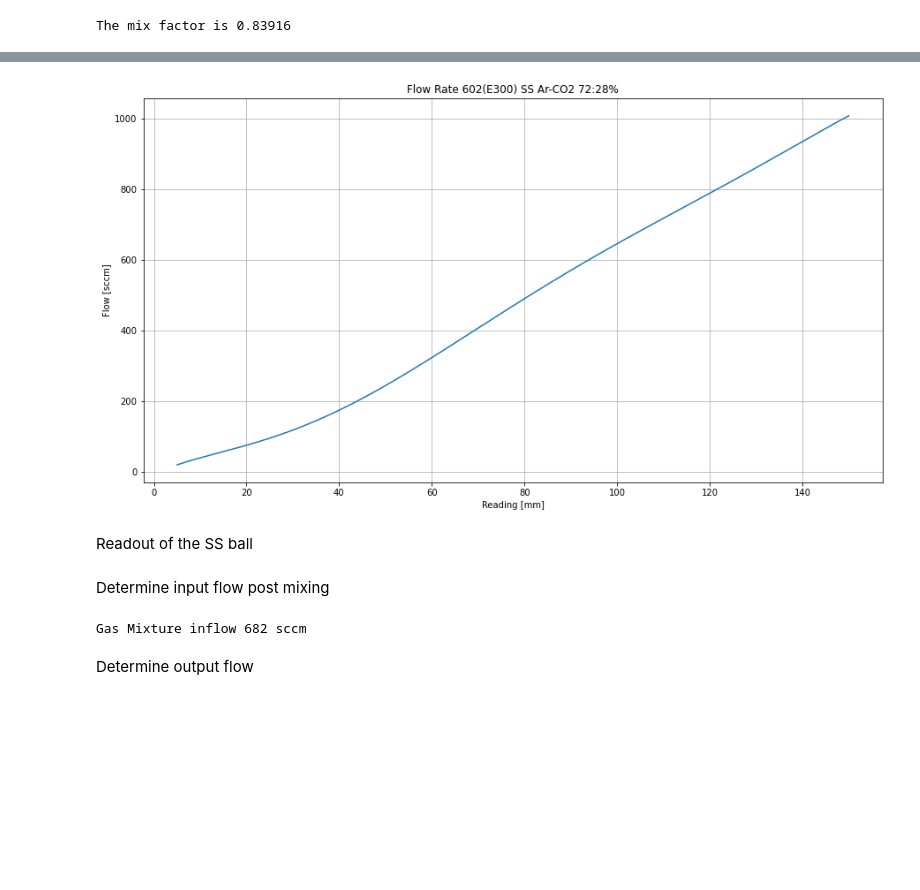
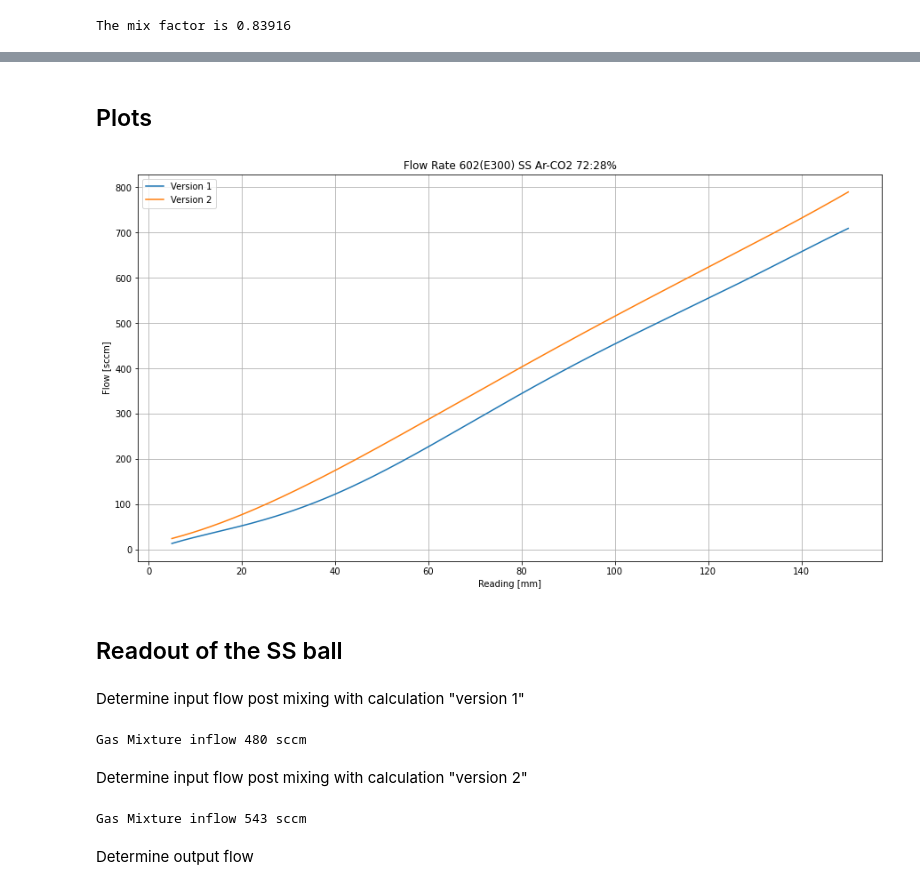
Before and after one commit to a-capra/rotameter, a Jupyter notebook: rTPC_protoTPC_flowrate_v1.ipynb, the cells around one changed output, grey strips where cells are left out. Cells and saved outputs as stored; diff of their text form; code cells hidden in the pictures; blank space fills up the shorter version.

Commit message:
comparison between input flow rate calculations

```diff
--- a/rTPC_protoTPC_flowrate_v1.ipynb
+++ b/rTPC_protoTPC_flowrate_v1.ipynb
@@ -32,3 +35,6 @@ co2flow=interpolate.interp1d(ro, cal)
+# %%
+ro,cal=np.loadtxt('CARBON_DIOXIDE_602(E300)_SS_0_PSIG.dat',unpack=True) # sccm
+co2flowSS=interpolate.interp1d(ro, cal)
 # %% [markdown]
 ## Plots
 # %%
@@ -49,7 +55,7 @@ Carbon Dioxide flow $\phi_{\text{CO}_2}(z_1)$ for reading $z_1$
 *pic goes here*
 # %%
 z1=85 # reading of glass ball
-inCO2Flow=co2flow(z1)
+inCO2Flow=co2flowPY(z1)
 print(f'CO2 inflow {inCO2Flow:.0f} sccm')
 # %% [output]
 CO2 inflow 178 sccm
@@ -59,7 +65,7 @@ Argon flow $\phi_{\text{Ar}}(z_2)$ for reading $z_2$
 *pic goes here*
 # %%
 z2=90 # reading of stainless stell ball
-inArFlow=arflow(z2)
+inArFlow=arflowSS(z2)
 print(f'Ar inflow {inArFlow:.0f} sccm')
 # %% [output]
 Ar inflow 469 sccm
@@ -139,26 +157,37 @@ airflow = interpolate.interp1d(ro, cal)
+# %%
+mixflow=interpolate.interp1d(x,(1.0-co2frac)*arflowSS(x)+co2frac*co2flowSS(x))
+# %% [markdown]
+## Plots
 # %%
-#plt.plot(x, airflow(x), label='Air Steel ball')
-plt.plot(x, airflow(x)/mix_factor, label=f'Ar-CO2 {(1.-co2frac)*100:1.0f}:{co2frac*100:1.0f}%')
+plt.plot(x, airflow(x)*mix_factor, label='Version 1')
+plt.plot(x, mixflow(x), label='Version 2')
 plt.xlabel('Reading [mm]')
 plt.ylabel('Flow [sccm]')
 plt.grid()
 plt.title(f'Flow Rate 602(E300) SS Ar-CO2 {(1.-co2frac)*100:1.0f}:{co2frac*100:1.0f}%')
-#plt.legend(loc='upper left')
+plt.legend(loc='upper left')
 plt.show()
 # %% [output]
-[figure, old version]
+[figure, new version]
 # %% [markdown]
-Readout of the SS ball
+## Readout of the SS ball
 # %%
 inSS=105
 outSS=55
 # %% [markdown]
-Determine input flow post mixing
+Determine input flow post mixing with calculation "version 1"
 # %%
-inFlow=airflow(inSS)/mix_factor
-print(f'Gas Mixture inflow {inFlow:.0f} sccm')
+inFlowV1=airflow(inSS)*mix_factor
+print(f'Gas Mixture inflow {inFlowV1:.0f} sccm')
 # %% [output]
-Gas Mixture inflow 682 sccm
+Gas Mixture inflow 480 sccm
+# %% [markdown]
+Determine input flow post mixing with calculation "version 2"
+# %%
+inFlowV2=mixflow(inSS)
+print(f'Gas Mixture inflow {inFlowV2:.0f} sccm')
+# %% [output]
+Gas Mixture inflow 543 sccm
 # %% [markdown]
 Determine output flow
 # %%
```
Also changed, not shown: parts of 20 cells of this notebook, 1 other file.
